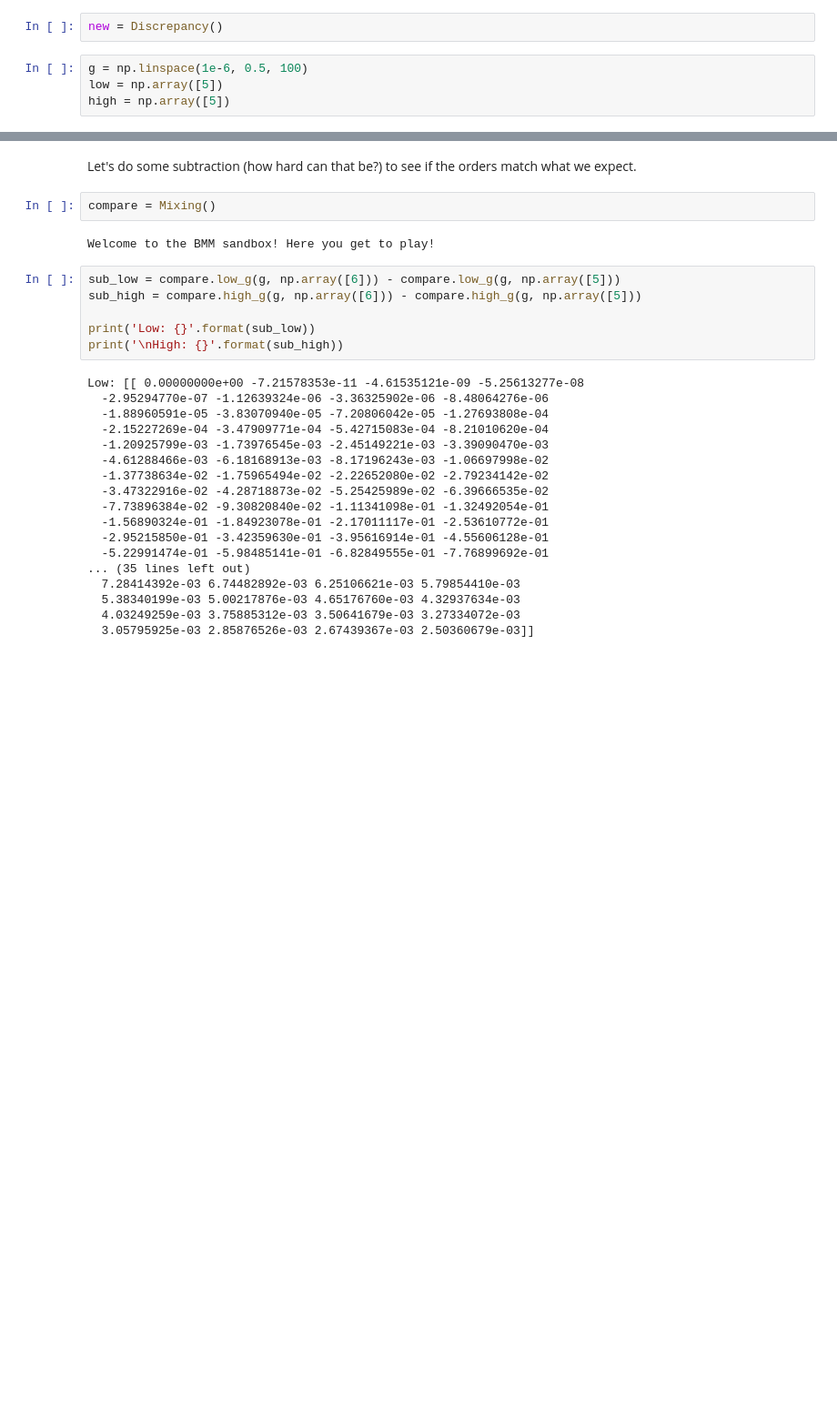
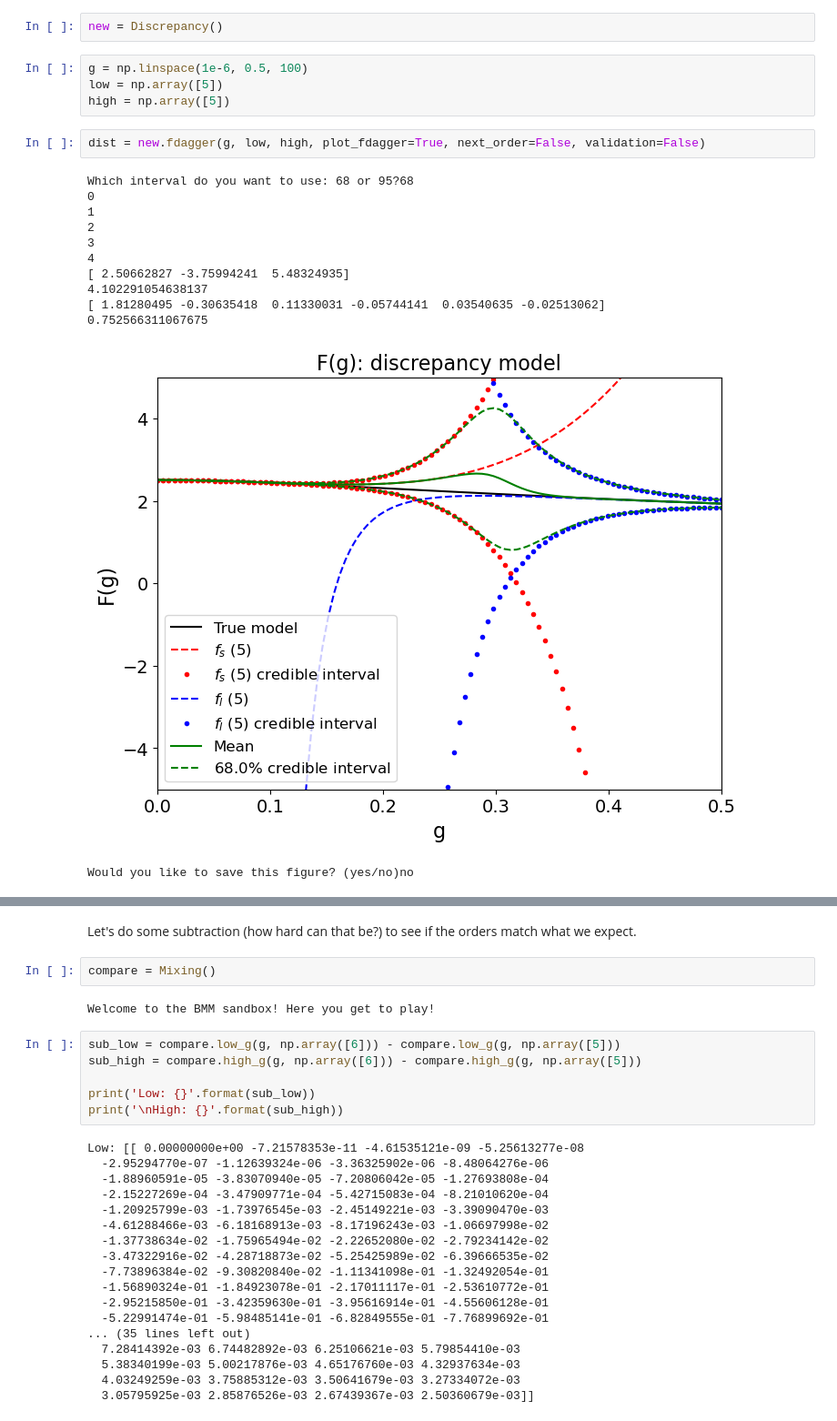
Before and after one commit to asemposki/SAMBA, a Jupyter notebook: Discrepancy_testing.ipynb, the cells around one changed output, grey strips where cells are left out. Shown at 91% size. Cells and saved outputs as stored; diff of their text form; blank space fills up the shorter version.

```diff
--- a/Discrepancy_testing.ipynb
+++ b/Discrepancy_testing.ipynb
@@ -26,6 +28,21 @@ new = Discrepancy()
 g = np.linspace(1e-6, 0.5, 100)
 low = np.array([5])
 high = np.array([5])
+# %%
+dist = new.fdagger(g, low, high, plot_fdagger=True, next_order=False, validation=False)
+# %% [output]
+Which interval do you want to use: 68 or 95?68
+0
+1
+2
+3
+4
+[ 2.50662827 -3.75994241  5.48324935]
+4.102291054638137
+[ 1.81280495 -0.30635418  0.11330031 -0.05744141  0.03540635 -0.02513062]
+0.752566311067675
+[figure, added]
+Would you like to save this figure? (yes/no)no
 # %%
 pdf = new.fdagger(g, low, high, plot_fdagger=True, next_order=True, validation=True)
 # %% [output]
```
Also changed, not shown: parts of 5 cells of this notebook, 1 other file.
